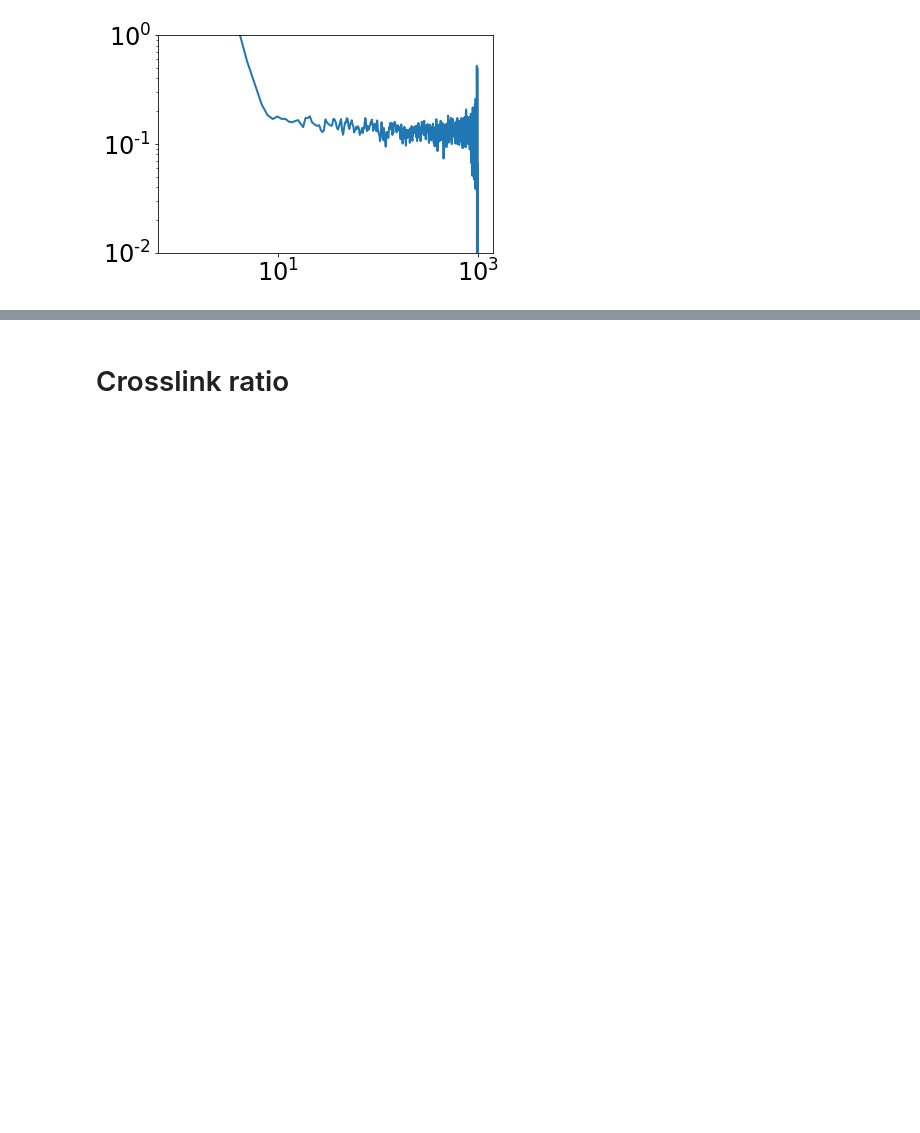
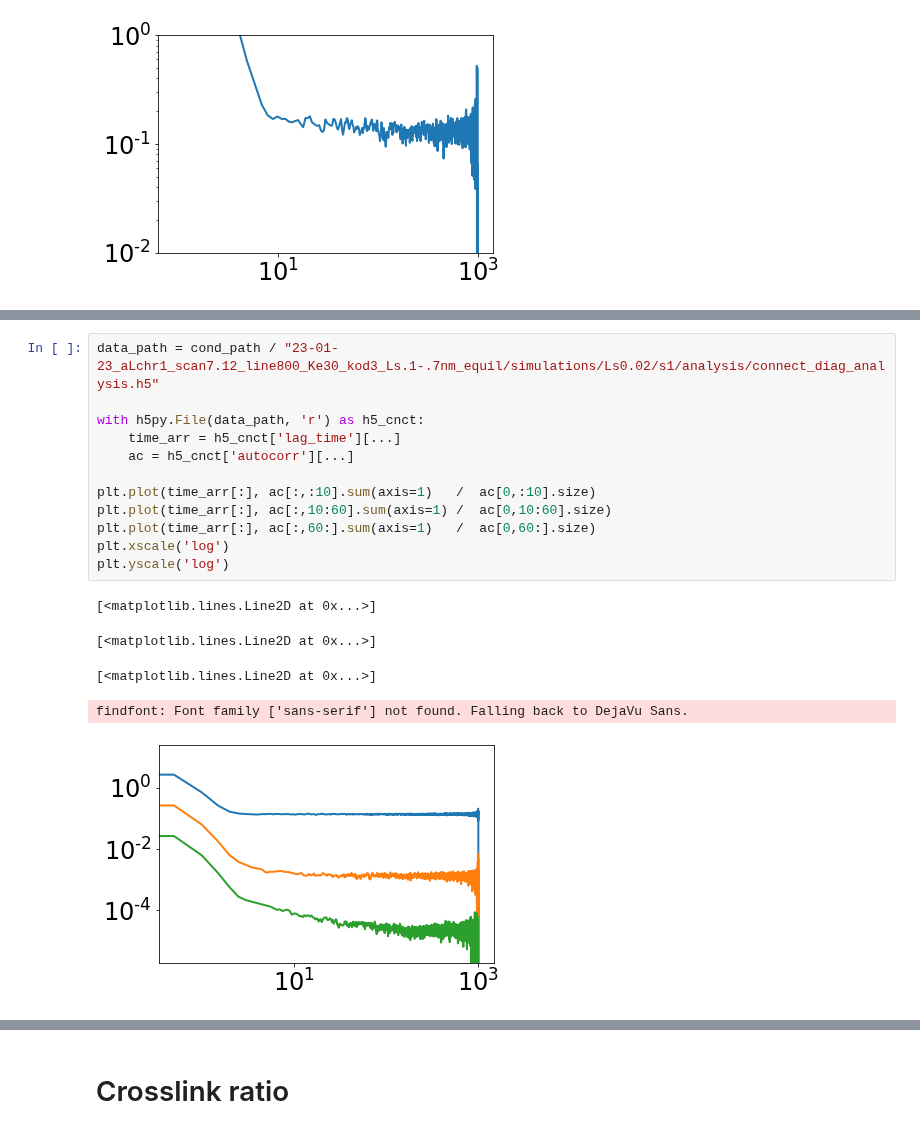
Before and after one commit to palladio11/aLENS_analysis, a Jupyter notebook: notebooks/chromatin_notebooks/18e-Connection_autocorrelation.ipynb, the cells around one changed output, grey strips where cells are left out. Drawn from its saved outputs; the diff is of its cells as text; blank space fills up the shorter version.

```diff
--- a/notebooks/chromatin_notebooks/18e-Connection_autocorrelation.ipynb
+++ b/notebooks/chromatin_notebooks/18e-Connection_autocorrelation.ipynb
@@ -498,0 +578,18 @@ plt.ylim(1e-2, 1e0)
+# %%
+data_path = cond_path / "23-01-23_aLchr1_scan7.12_line800_Ke30_kod3_Ls.1-.7nm_equil/simulations/Ls0.02/s1/analysis/connect_diag_analysis.h5"
+
+with h5py.File(data_path, 'r') as h5_cnct:
+    time_arr = h5_cnct['lag_time'][...]
+    ac = h5_cnct['autocorr'][...]
+
+plt.plot(time_arr[:], ac[:,:10].sum(axis=1)   /  ac[0,:10].size)
+plt.plot(time_arr[:], ac[:,10:60].sum(axis=1) /  ac[0,10:60].size)
+plt.plot(time_arr[:], ac[:,60:].sum(axis=1)   /  ac[0,60:].size)
+plt.xscale('log')
+plt.yscale('log')
+# %% [output]
+[<matplotlib.lines.Line2D at 0x...>]
+[<matplotlib.lines.Line2D at 0x...>]
+[<matplotlib.lines.Line2D at 0x...>]
+findfont: Font family ['sans-serif'] not found. Falling back to DejaVu Sans.
+[figure, added]
```
Also changed, not shown: parts of 22 cells of this notebook, 6 other files.
